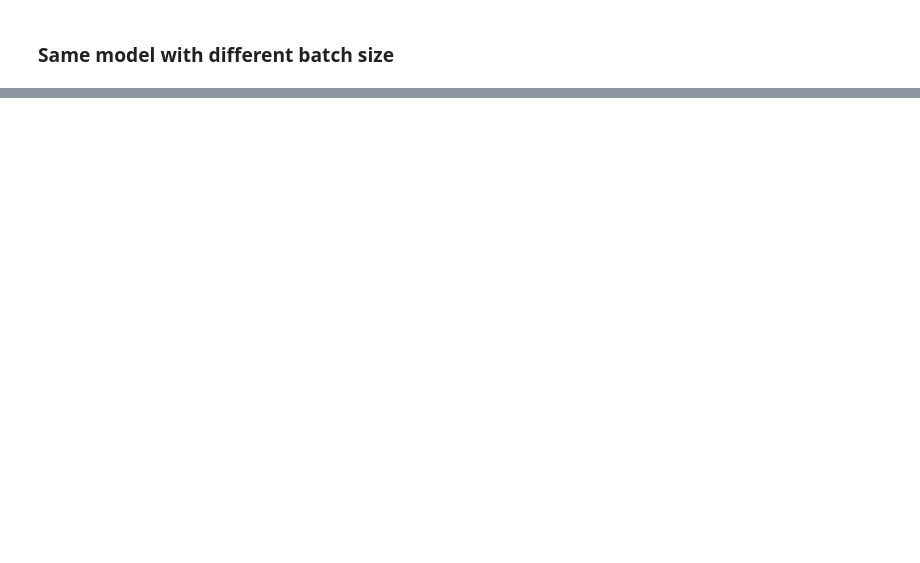
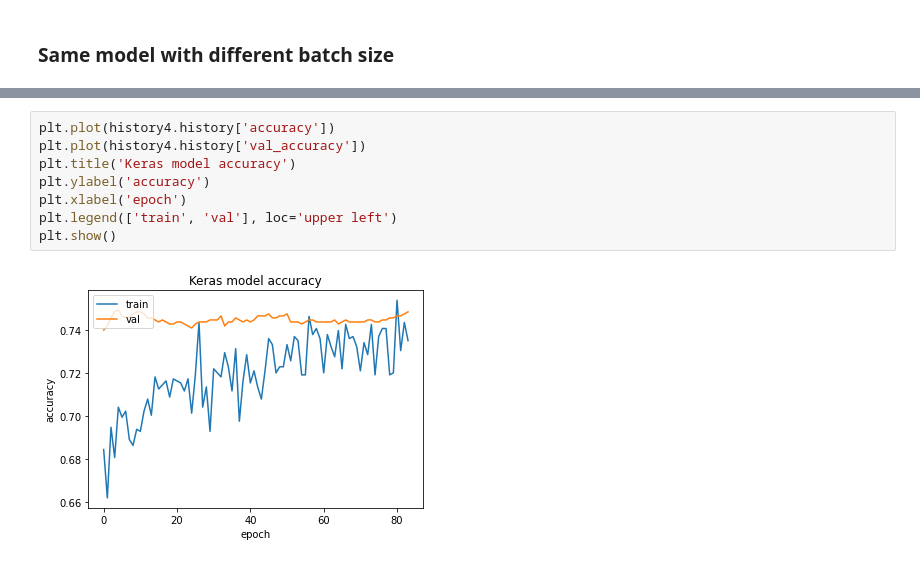
Before and after one commit to murielsan/CUSTOM, a Jupyter notebook: data_preparation/02.- neural_networks_classification.ipynb, the cells around one changed output, grey strips where cells are left out. Drawn from its saved outputs; the diff is of its cells as text; blank space fills up the shorter version.

```diff
--- a/data_preparation/02.- neural_networks_classification.ipynb
+++ b/data_preparation/02.- neural_networks_classification.ipynb
@@ -276,0 +235,10 @@ Negative dimension size caused by subtracting 2 from 1 for '{{node max_pooling1d
+# %%
+plt.plot(history4.history['accuracy'])
+plt.plot(history4.history['val_accuracy'])
+plt.title('Keras model accuracy')
+plt.ylabel('accuracy')
+plt.xlabel('epoch')
+plt.legend(['train', 'val'], loc='upper left')
+plt.show()
+# %% [output]
+[figure, added]
```
Also changed, not shown: parts of 42 cells of this notebook, 28 other files.
